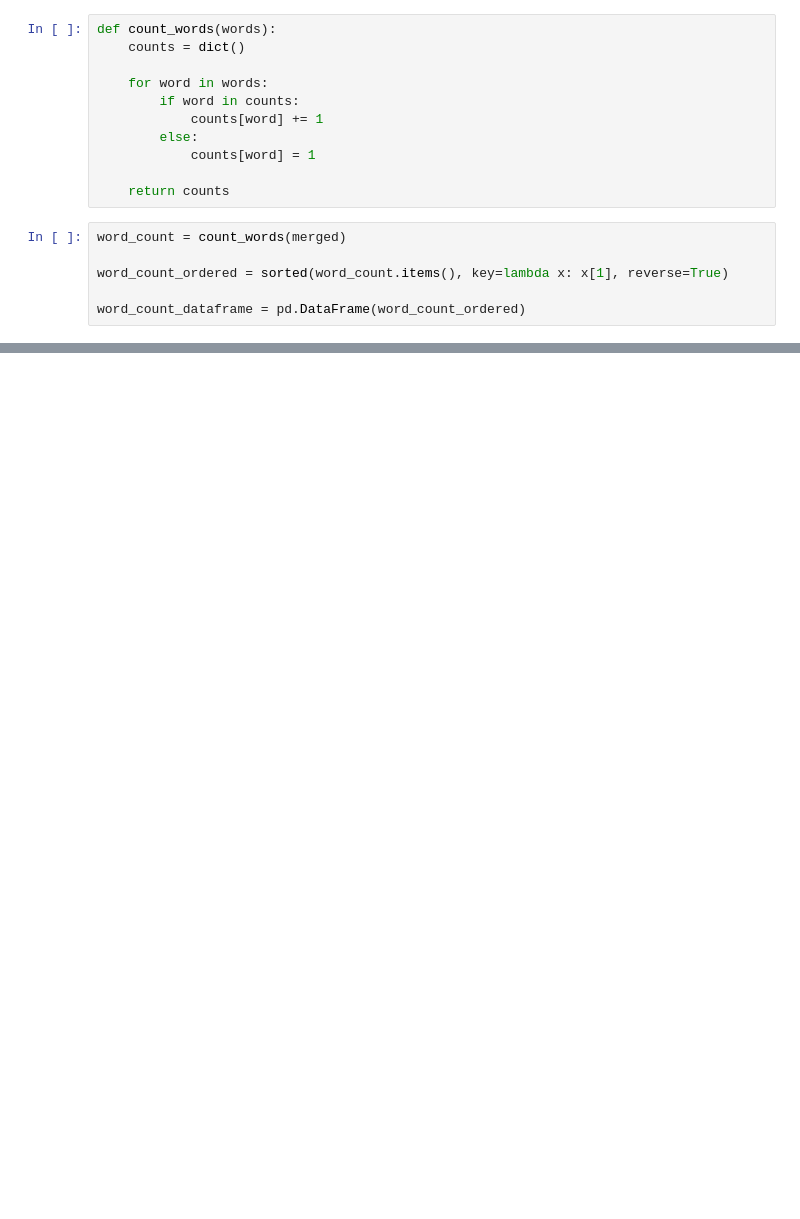
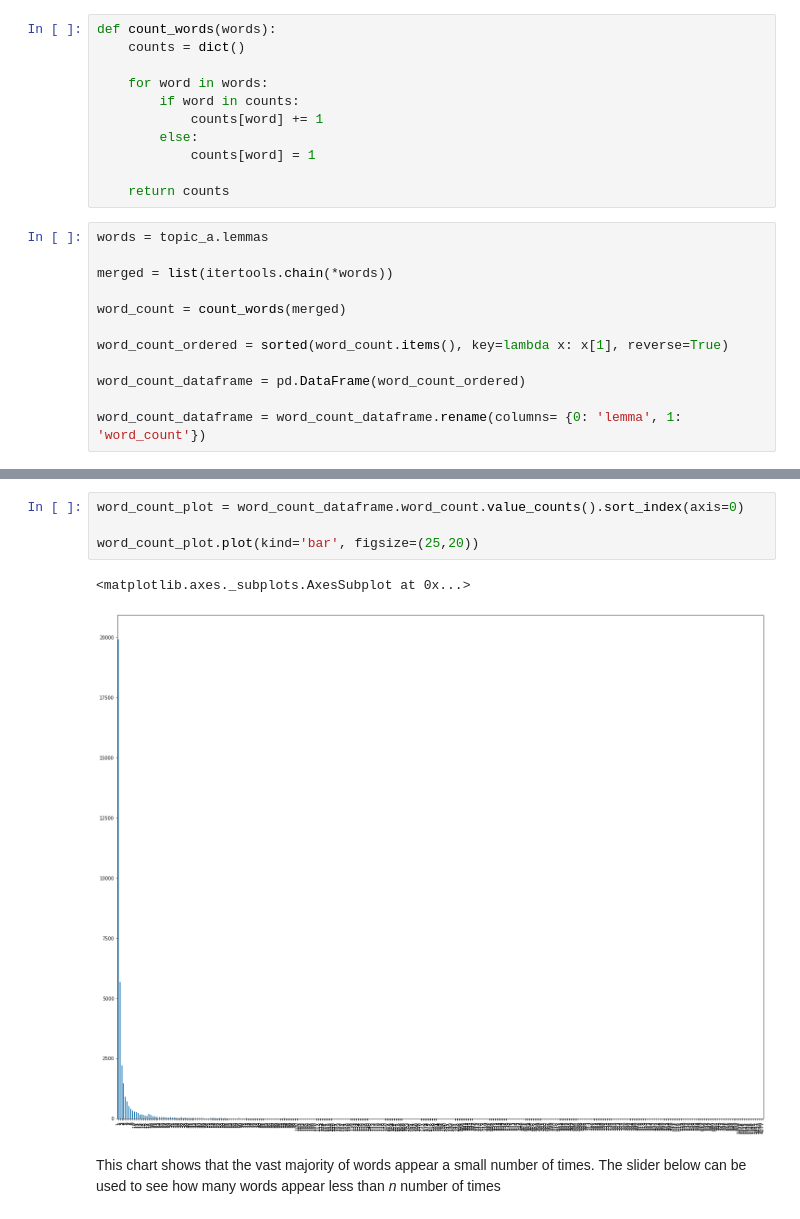
Before and after one commit to DCMSstats/covid-19-disinformation, a Jupyter notebook: analysis/clean_text.ipynb, the cells around one changed output, grey strips where cells are left out. Drawn from its saved outputs; the diff is of its cells as text; blank space fills up the shorter version.

Commit message:
started word analysis but bug, not upodating topic model currently

```diff
--- a/analysis/clean_text.ipynb
+++ b/analysis/clean_text.ipynb
@@ -27,8 +23,14 @@ def count_words(words):
 
     return counts
 # %%
+words = topic_a.lemmas
+
+merged = list(itertools.chain(*words))
+
 word_count = count_words(merged)
 
 word_count_ordered = sorted(word_count.items(), key=lambda x: x[1], reverse=True)
 
 word_count_dataframe = pd.DataFrame(word_count_ordered)
+
+word_count_dataframe = word_count_dataframe.rename(columns= {0: 'lemma', 1: 'word_count'})
@@ -49,0 +49,9 @@ word_count_dataframe = pd.DataFrame(word_count_ordered)
+# %%
+word_count_plot = word_count_dataframe.word_count.value_counts().sort_index(axis=0)
+
+word_count_plot.plot(kind='bar', figsize=(25,20))
+# %% [output]
+<matplotlib.axes._subplots.AxesSubplot at 0x...>
+[figure, added]
+# %% [markdown]
+This chart shows that the vast majority of words appear a small number of times. The slider below can be used to see how many words appear less than *n* number of times
```
Also changed, not shown: parts of 14 cells of this notebook, 2 other files.
